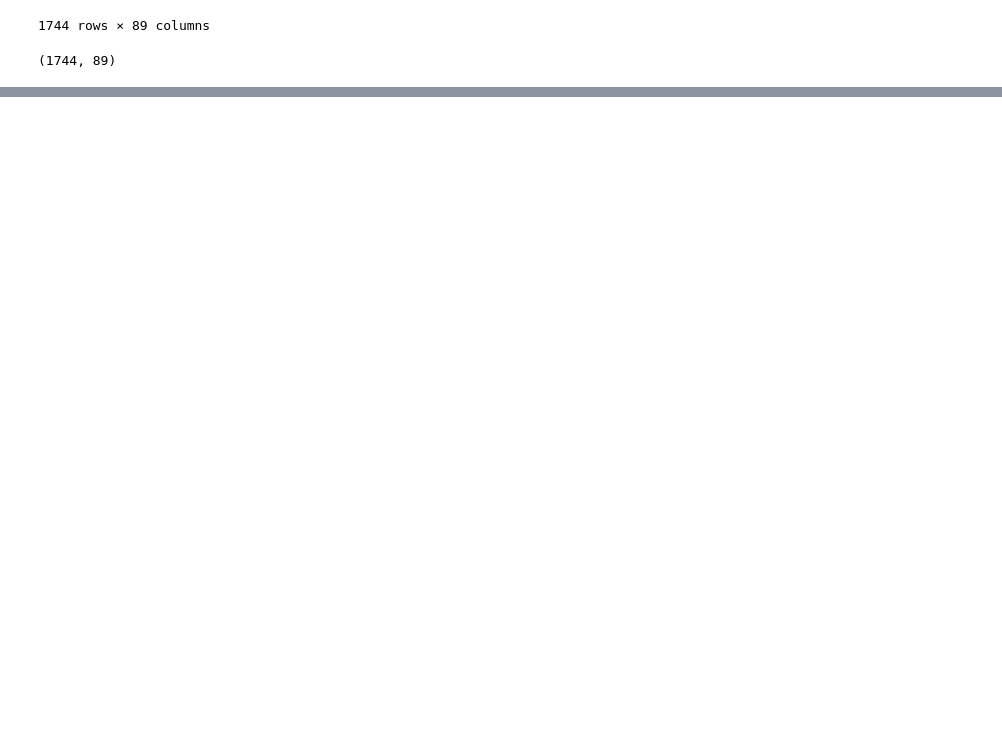
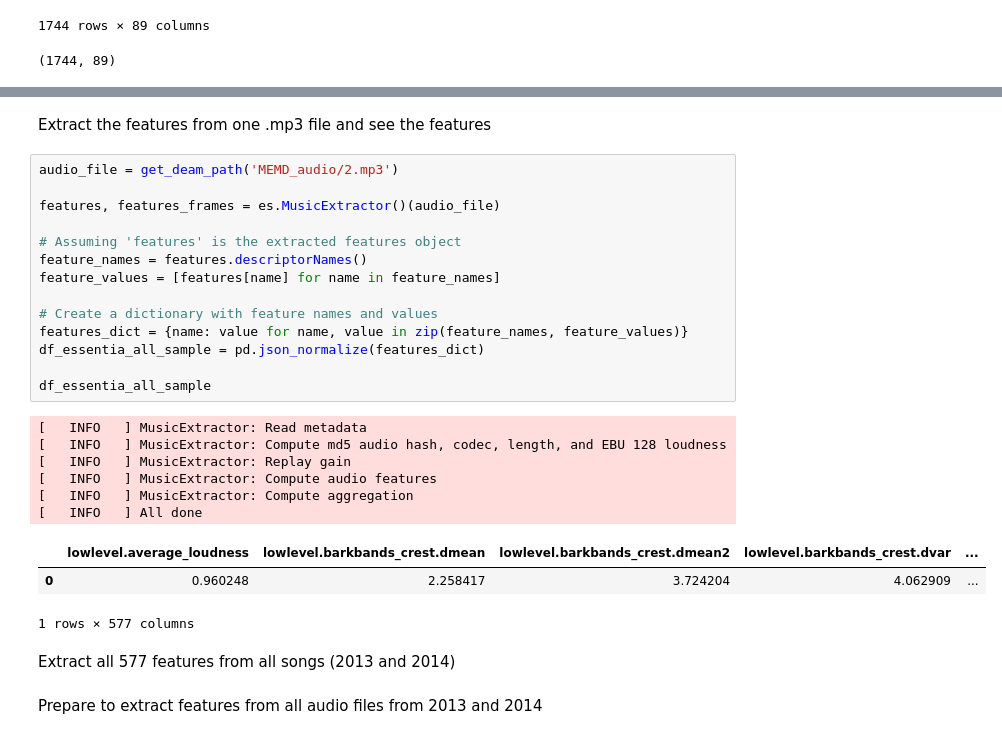
Before and after one commit to Fe-56/CDeeS, a Jupyter notebook: notebooks/deam/deam_feature_extraction.ipynb, the cells around one changed output, grey strips where cells are left out. Cells and saved outputs as stored; diff of their text form; blank space fills up the shorter version.

```diff
--- a/notebooks/deam/deam_feature_extraction.ipynb
+++ b/notebooks/deam/deam_feature_extraction.ipynb
@@ -420,0 +431,30 @@ print(df_opensmile_egemaps.shape)
+# %% [markdown]
+Extract the features from one .mp3 file and see the features
+# %%
+audio_file = get_deam_path('MEMD_audio/2.mp3')
+
+features, features_frames = es.MusicExtractor()(audio_file)
+
+# Assuming 'features' is the extracted features object
+feature_names = features.descriptorNames()
+feature_values = [features[name] for name in feature_names]
+
+# Create a dictionary with feature names and values
+features_dict = {name: value for name, value in zip(feature_names, feature_values)}
+df_essentia_all_sample = pd.json_normalize(features_dict)
+
+df_essentia_all_sample
+# %% [output]
+[   INFO   ] MusicExtractor: Read metadata
+[   INFO   ] MusicExtractor: Compute md5 audio hash, codec, length, and EBU 128 loudness
+[   INFO   ] MusicExtractor: Replay gain
+[   INFO   ] MusicExtractor: Compute audio features
+[   INFO   ] MusicExtractor: Compute aggregation
+[   INFO   ] All done
+|  | lowlevel.average_loudness | lowlevel.barkbands_crest.dmean | lowlevel.barkbands_crest.dmean2 | lowlevel.barkbands_crest.dvar | ... |
+| 0 | 0.960248 | 2.258417 | 3.724204 | 4.062909 | ... |
+1 rows × 577 columns
+# %% [markdown]
+Extract all 577 features from all songs (2013 and 2014)
+# %% [markdown]
+Prepare to extract features from all audio files from 2013 and 2014
```
Also changed, not shown: parts of 16 cells of this notebook.
